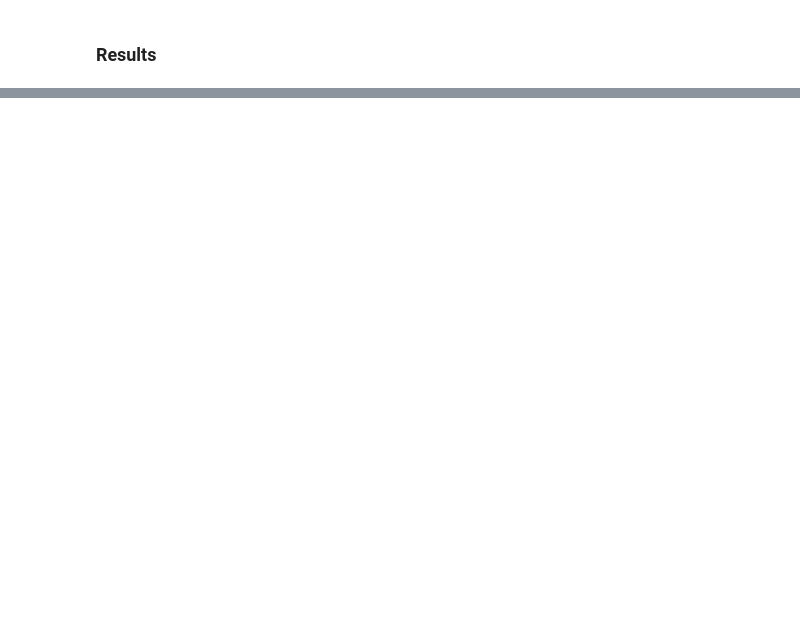
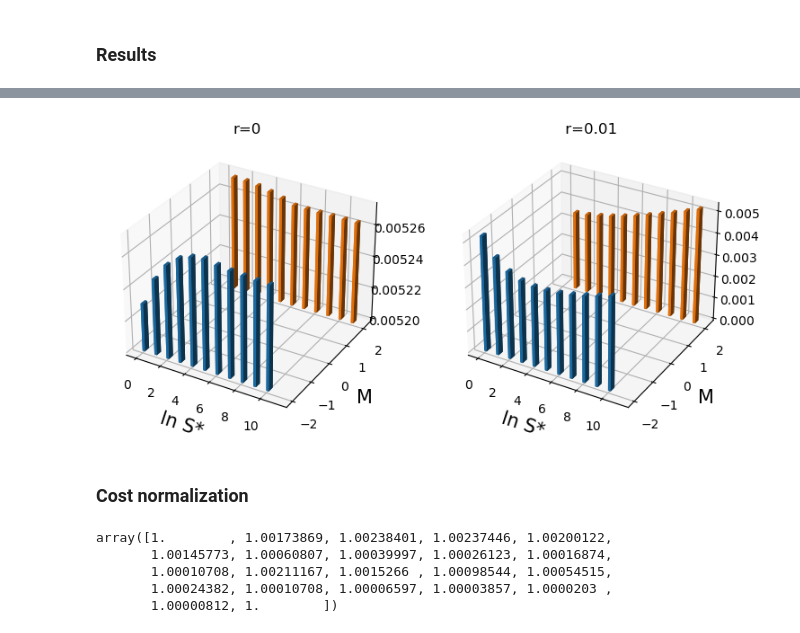
Before and after one commit to std92050/AMM, a Jupyter notebook: AMM/Bellman equation.ipynb, the cells around one changed output, grey strips where cells are left out. Saved outputs shown, nothing was run; the diff lists cells and outputs as text; code cells hidden in the pictures; blank space fills up the shorter version.

```diff
--- a/AMM/Bellman equation.ipynb
+++ b/AMM/Bellman equation.ipynb
@@ -361,0 +417,27 @@ V_array=V(k, ln_Pa, ln_Pb , ln_Pl , ln_Pu , L , gamma , r , p)
+# %%
+
+fig= plt.figure(figsize=(9,9))
+ax1 = plt.subplot( 121 , projection ="3d" )
+ax2 = plt.subplot( 122 , projection ="3d" )
+x1 = np.arange(N+1)
+x2 = np.arange(N+1)+1
+y1 = -k*np.ones(N+1)
+y2 =  k*np.ones(N+1)
+ax1.set_title("r=0")
+#start from 0.0052
+ax1.bar3d(x1,y1,0.0052,dx=0.2,dy=0.2 ,dz=V_0[:N+1]-0.0052)
+ax1.bar3d(x2,y2,0.0052,dx=0.2,dy=0.2 ,dz=V_0[N+1:]-0.0052)
+ax1.set_xlabel('ln S* ',fontdict={'size':15})
+ax1.set_ylabel('M',fontdict={'size':15})
+
+ax2.set_title(" r=0.01")
+ax2.bar3d(x1,y1,0,dx=0.2,dy=0.2 ,dz=V_3[:N+1])
+ax2.bar3d(x2,y2,0,dx=0.2,dy=0.2 ,dz=V_3[N+1:])
+ax2.set_xlabel('ln S* ',fontdict={'size':15})
+ax2.set_ylabel('M',fontdict={'size':15})
+
+plt.show()
+# %% [output]
+[figure, added]
+# %% [markdown]
+### Cost normalization
@@ -361,0 +448,8 @@ V_array=V(k, ln_Pa, ln_Pb , ln_Pl , ln_Pu , L , gamma , r , p)
+# %%
+V_0_normalized
+# %% [output]
+array([1.        , 1.00173869, 1.00238401, 1.00237446, 1.00200122,
+       1.00145773, 1.00060807, 1.00039997, 1.00026123, 1.00016874,
+       1.00010708, 1.00211167, 1.0015266 , 1.00098544, 1.00054515,
+       1.00024382, 1.00010708, 1.00006597, 1.00003857, 1.0000203 ,
+       1.00000812, 1.        ])
```
Also changed, not shown: parts of 32 cells of this notebook.
